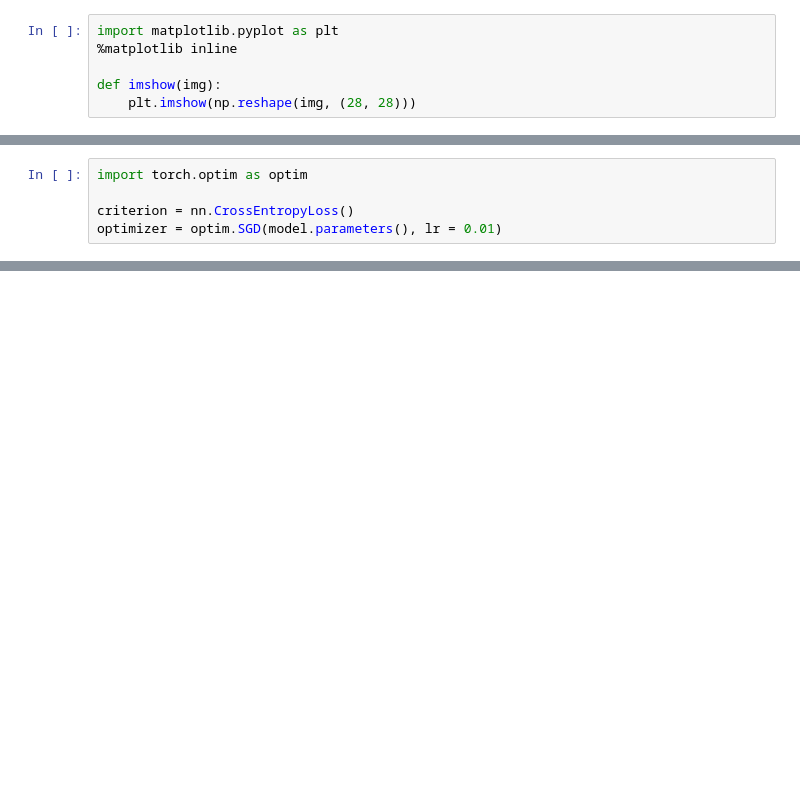
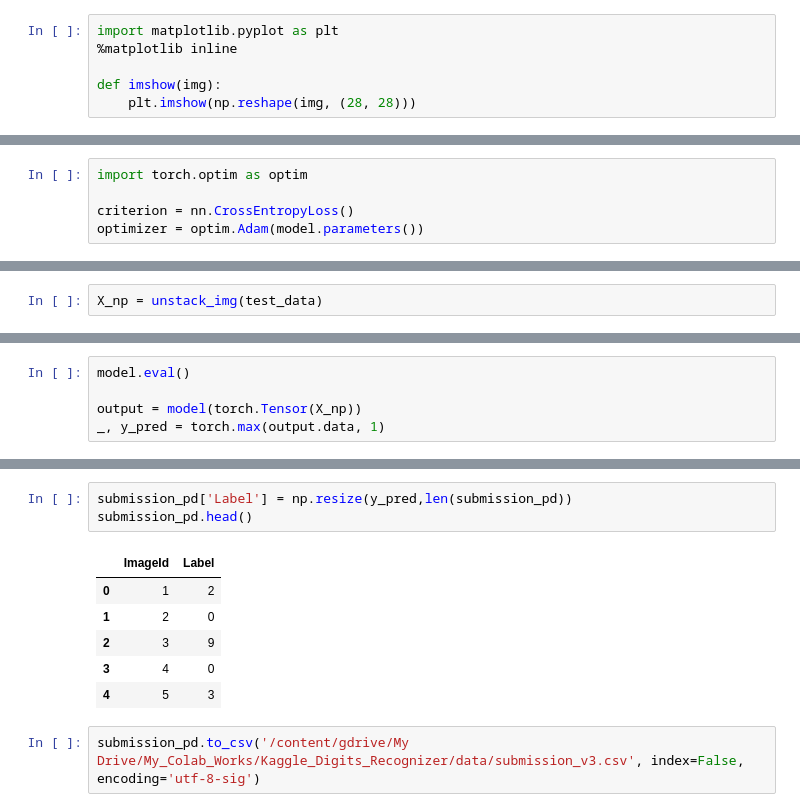
Before and after one commit to yukan97/Digits_kaggle, a Jupyter notebook: YK_digits_kaggle.ipynb, the cells around one changed output, grey strips where cells are left out. Saved outputs shown, nothing was run; the diff lists cells and outputs as text; blank space fills up the shorter version.

Commit message:
feat: created model

```diff
--- a/YK_digits_kaggle.ipynb
+++ b/YK_digits_kaggle.ipynb
@@ -126,7 +149,7 @@ CustomCNNModdel(
 import torch.optim as optim
 
 criterion = nn.CrossEntropyLoss()
-optimizer = optim.SGD(model.parameters(), lr = 0.01)
+optimizer = optim.Adam(model.parameters())
 # %%
 def train_model(model, train_loader, criterion, optimizer, n_epochs=10):
 
@@ -160,0 +183,2 @@ Epoch: 4        Training Loss: 0.003654         Accuracy: 0.998905
+# %%
+X_np = unstack_img(test_data)
@@ -160,0 +189,5 @@ Epoch: 4        Training Loss: 0.003654         Accuracy: 0.998905
+# %%
+model.eval()
+
+output = model(torch.Tensor(X_np))
+_, y_pred = torch.max(output.data, 1)
@@ -160,0 +209,12 @@ Epoch: 4        Training Loss: 0.003654         Accuracy: 0.998905
+# %%
+submission_pd['Label'] = np.resize(y_pred,len(submission_pd))
+submission_pd.head()
+# %% [output]
+|  | ImageId | Label |
+| 0 | 1 | 2 |
+| 1 | 2 | 0 |
+| 2 | 3 | 9 |
+| 3 | 4 | 0 |
+| 4 | 5 | 3 |
+# %%
+submission_pd.to_csv('/content/gdrive/My Drive/My_Colab_Works/Kaggle_Digits_Recognizer/data/submission_v3.csv', index=False, encoding='utf-8-sig')
```
Also changed, not shown: parts of 17 cells of this notebook.
